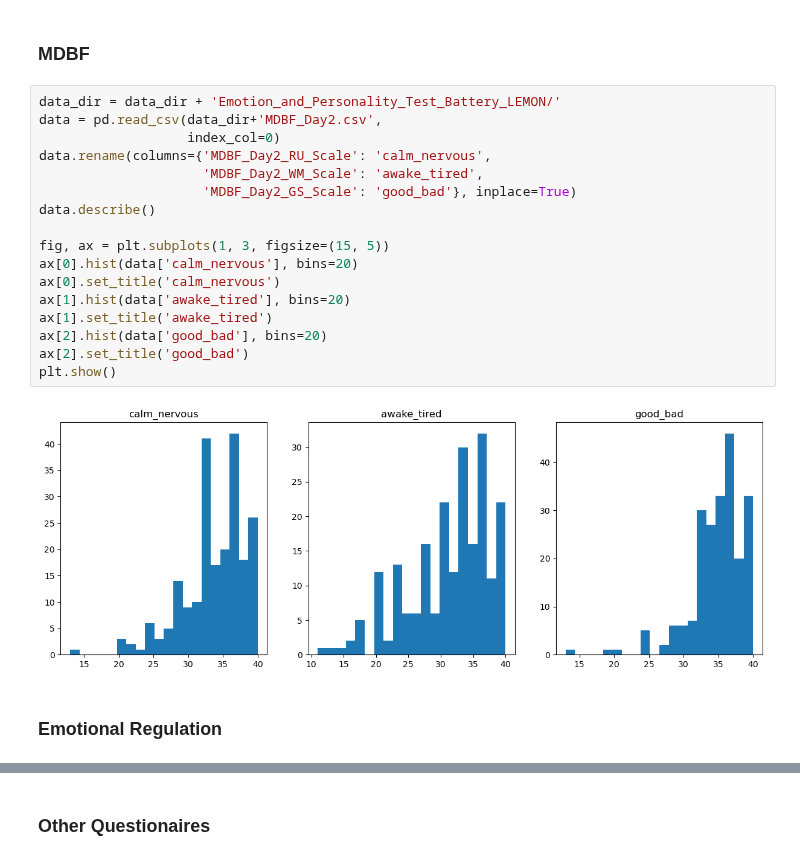
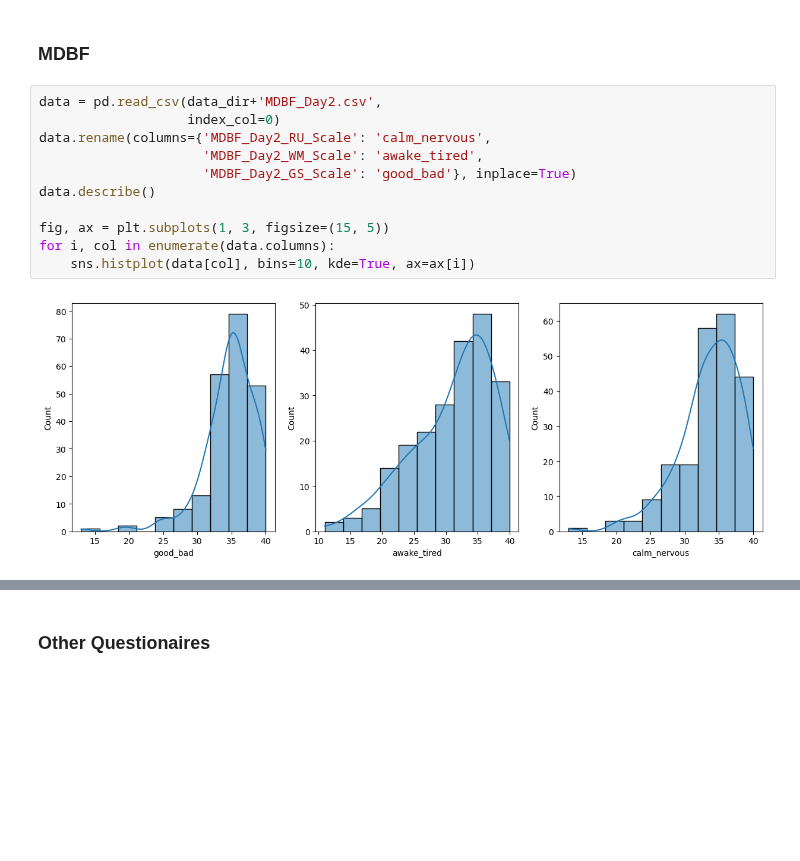
Before and after one commit to Yeganehfrh/EEGModalNet, a Jupyter notebook: notebooks/BehavioralData.ipynb, the cells around one changed output, grey strips where cells are left out. Saved outputs shown, nothing was run; the diff lists cells and outputs as text; blank space fills up the shorter version.

```diff
--- a/notebooks/BehavioralData.ipynb
+++ b/notebooks/BehavioralData.ipynb
@@ -41,23 +41,15 @@ def plot_hist(data,):
 # %% [markdown]
 ### MDBF
 # %%
-data_dir = data_dir + 'Emotion_and_Personality_Test_Battery_LEMON/'
 data = pd.read_csv(data_dir+'MDBF_Day2.csv',
                    index_col=0)
 data.rename(columns={'MDBF_Day2_RU_Scale': 'calm_nervous',
                      'MDBF_Day2_WM_Scale': 'awake_tired',
                      'MDBF_Day2_GS_Scale': 'good_bad'}, inplace=True)
 data.describe()
 
 fig, ax = plt.subplots(1, 3, figsize=(15, 5))
-ax[0].hist(data['calm_nervous'], bins=20)
-ax[0].set_title('calm_nervous')
-ax[1].hist(data['awake_tired'], bins=20)
-ax[1].set_title('awake_tired')
-ax[2].hist(data['good_bad'], bins=20)
-ax[2].set_title('good_bad')
-plt.show()
+for i, col in enumerate(data.columns):
+    sns.histplot(data[col], bins=10, kde=True, ax=ax[i])
 # %% [output]
-[figure, old version]
+[figure, new version]
-# %% [markdown]
-### Emotional Regulation
```
Also changed, not shown: parts of 5 cells of this notebook.
